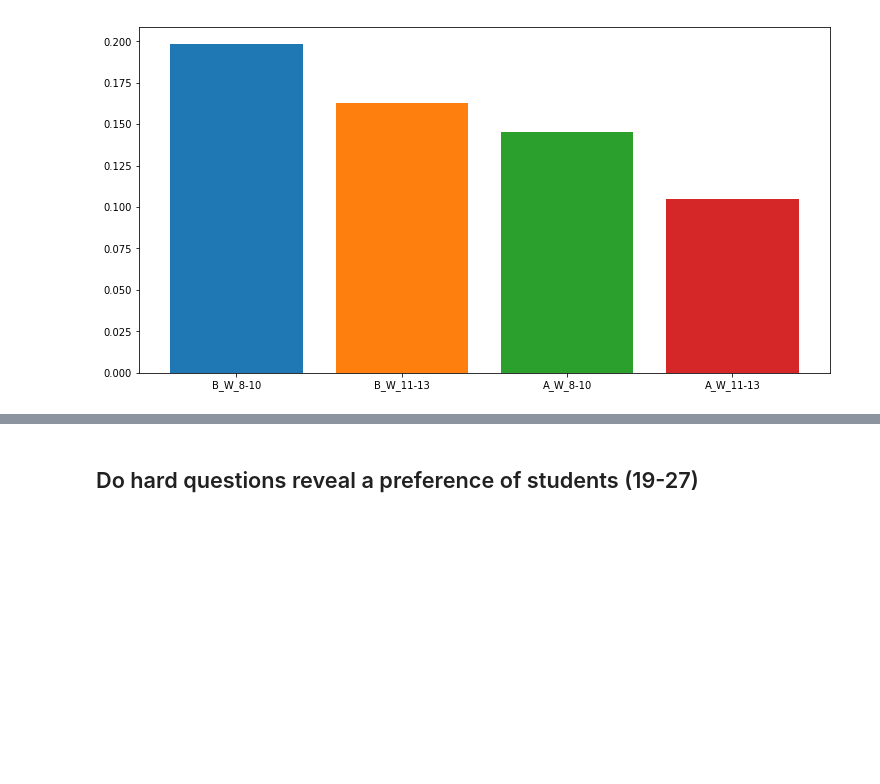
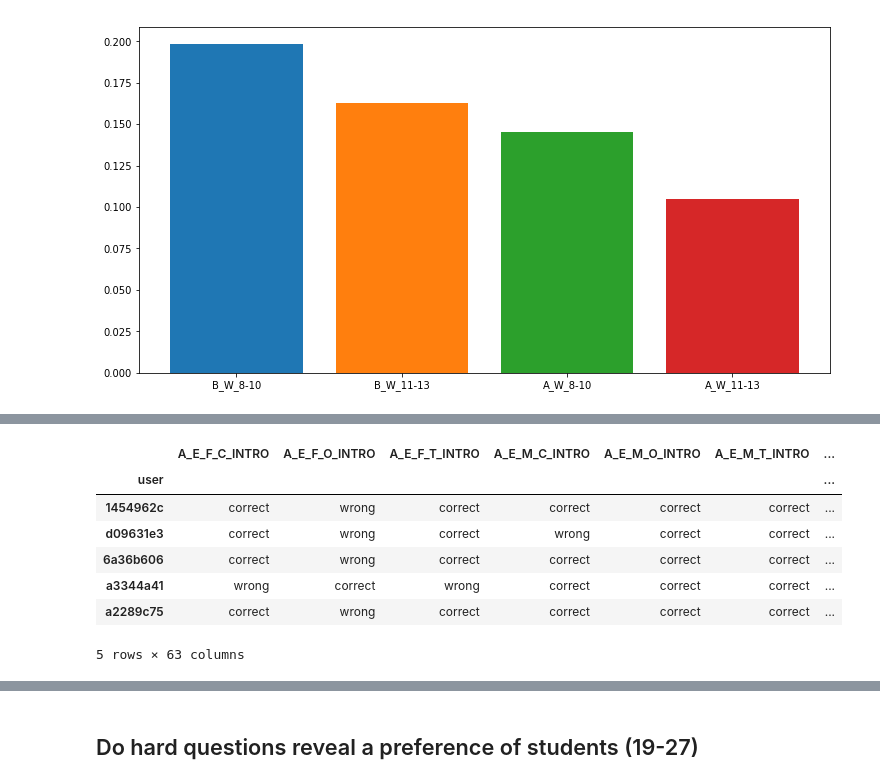
Before and after one commit to chili-epfl/induce, a Jupyter notebook: analysis/Analysis.ipynb, the cells around one changed output, grey strips where cells are left out. Drawn from its saved outputs; the diff is of its cells as text; code cells hidden in the pictures; blank space fills up the shorter version.

```diff
--- a/analysis/Analysis.ipynb
+++ b/analysis/Analysis.ipynb
@@ -242,0 +291,11 @@ AY: 0.146        AO: 0.105
+# %%
+userDf.head()
+# %% [output]
+|  | A_E_F_C_INTRO | A_E_F_O_INTRO | A_E_F_T_INTRO | A_E_M_C_INTRO | A_E_M_O_INTRO | A_E_M_T_INTRO | ... |
+| user |  |  |  |  |  |  | ... |
+| 1454962c | correct | wrong | correct | correct | correct | correct | ... |
+| d09631e3 | correct | wrong | correct | wrong | correct | correct | ... |
+| 6a36b606 | correct | wrong | correct | correct | correct | correct | ... |
+| a3344a41 | wrong | correct | wrong | correct | correct | correct | ... |
+| a2289c75 | correct | wrong | correct | correct | correct | correct | ... |
+5 rows × 63 columns
```
Also changed, not shown: parts of 20 cells of this notebook, 10 other files.
